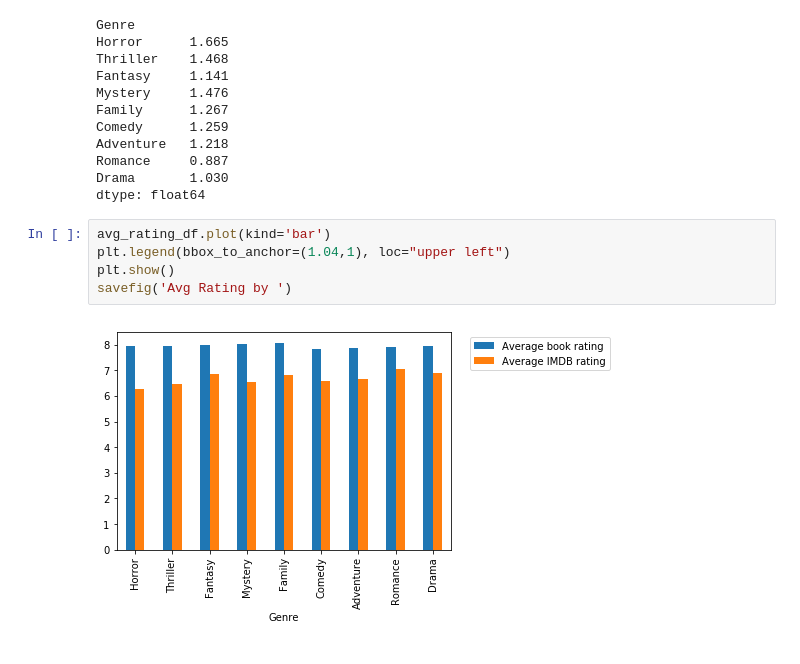
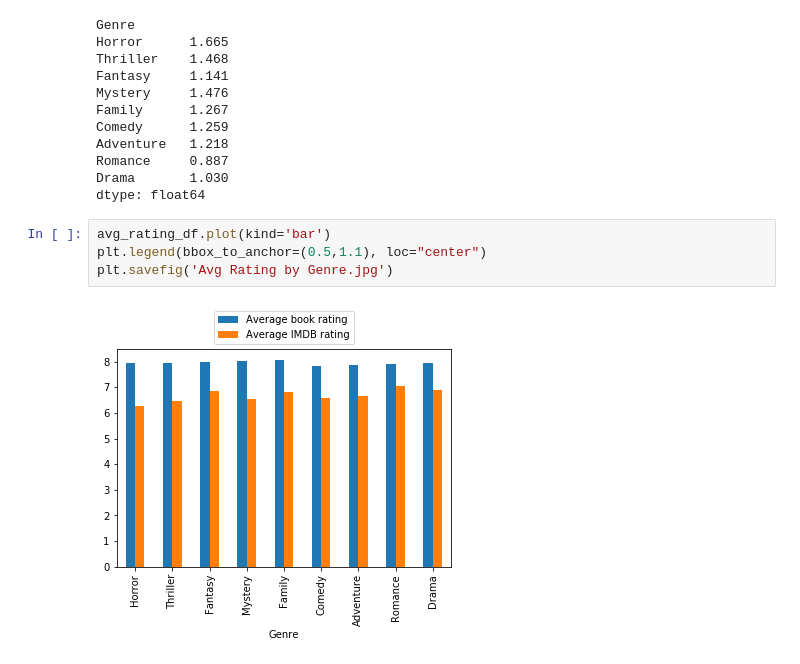
Before and after one commit to akschenker/ETL-project, a Jupyter notebook: hong/books.ipynb, the cells around one changed output. Saved outputs shown, nothing was run; the diff lists cells and outputs as text.

Commit message:
move the legend on the plot

```diff
--- a/hong/books.ipynb
+++ b/hong/books.ipynb
@@ -206,8 +206,7 @@ Drama       1.030
 dtype: float64
 # %%
 avg_rating_df.plot(kind='bar')
-plt.legend(bbox_to_anchor=(1.04,1), loc="upper left")
-plt.show()
-savefig('Avg Rating by ')
+plt.legend(bbox_to_anchor=(0.5,1.1), loc="center")
+plt.savefig('Avg Rating by Genre.jpg')
 # %% [output]
-[figure, old version]
+[figure, new version]
```
